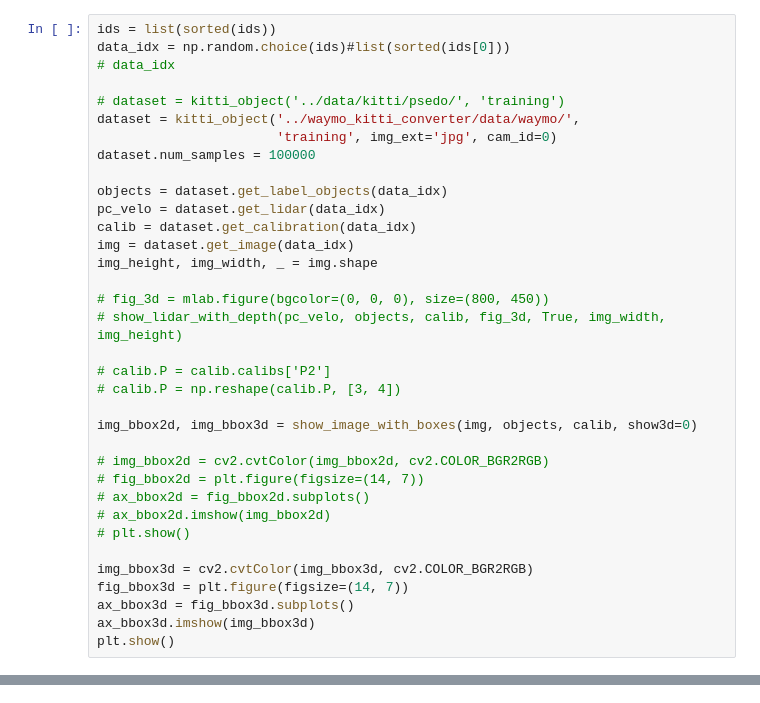
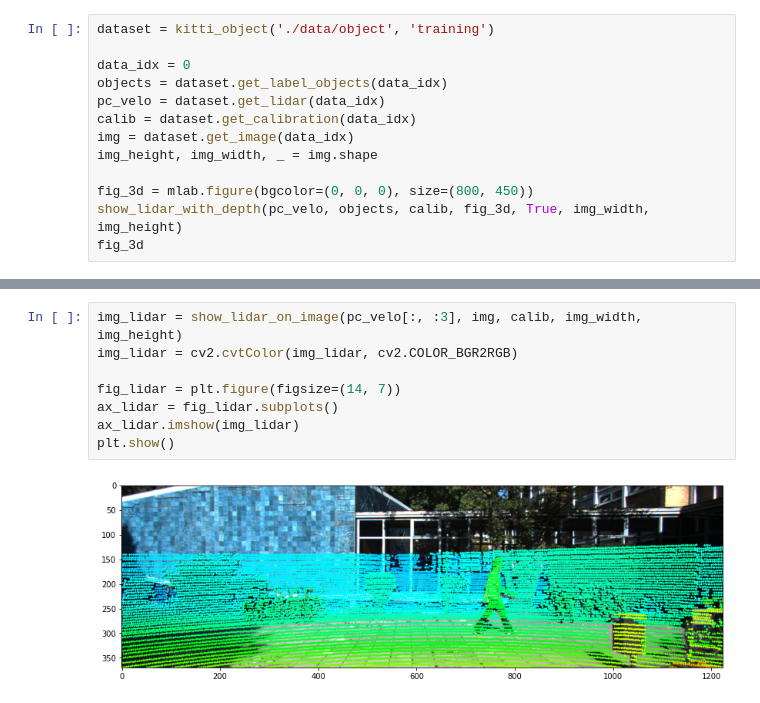
Before and after one commit to anhvth/Pseudo_Lidar_V2, a Jupyter notebook: kitti_object_vis/notebook_demo.ipynb, the cells around one changed output, grey strips where cells are left out. Drawn from its saved outputs; the diff is of its cells as text.

Commit message:
add kitti obj vis

```diff
--- a/kitti_object_vis/notebook_demo.ipynb
+++ b/kitti_object_vis/notebook_demo.ipynb
@@ -24,36 +15,14 @@ len(ids)
 # %%
-ids = list(sorted(ids))
-data_idx = np.random.choice(ids)#list(sorted(ids[0]))
-# data_idx
+dataset = kitti_object('./data/object', 'training')
 
-# dataset = kitti_object('../data/kitti/psedo/', 'training')
-dataset = kitti_object('../waymo_kitti_converter/data/waymo/',
-                       'training', img_ext='jpg', cam_id=0)
-dataset.num_samples = 100000
-
+data_idx = 0
 objects = dataset.get_label_objects(data_idx)
 pc_velo = dataset.get_lidar(data_idx)
 calib = dataset.get_calibration(data_idx)
 img = dataset.get_image(data_idx)
 img_height, img_width, _ = img.shape
 
-# fig_3d = mlab.figure(bgcolor=(0, 0, 0), size=(800, 450))
-# show_lidar_with_depth(pc_velo, objects, calib, fig_3d, True, img_width, img_height)
-
-# calib.P = calib.calibs['P2']
-# calib.P = np.reshape(calib.P, [3, 4])
-
-img_bbox2d, img_bbox3d = show_image_with_boxes(img, objects, calib, show3d=0)
-
-# img_bbox2d = cv2.cvtColor(img_bbox2d, cv2.COLOR_BGR2RGB)
-# fig_bbox2d = plt.figure(figsize=(14, 7))
-# ax_bbox2d = fig_bbox2d.subplots()
-# ax_bbox2d.imshow(img_bbox2d)
-# plt.show()
-
-img_bbox3d = cv2.cvtColor(img_bbox3d, cv2.COLOR_BGR2RGB)
-fig_bbox3d = plt.figure(figsize=(14, 7))
-ax_bbox3d = fig_bbox3d.subplots()
-ax_bbox3d.imshow(img_bbox3d)
-plt.show()
+fig_3d = mlab.figure(bgcolor=(0, 0, 0), size=(800, 450))
+show_lidar_with_depth(pc_velo, objects, calib, fig_3d, True, img_width, img_height)
+fig_3d
 # %% [output]
@@ -96,0 +45,10 @@ def show_lidar_topview_with_boxes(pc_velo, objects, calib, objects_pred=None):
+# %%
+img_lidar = show_lidar_on_image(pc_velo[:, :3], img, calib, img_width, img_height)
+img_lidar = cv2.cvtColor(img_lidar, cv2.COLOR_BGR2RGB)
+
+fig_lidar = plt.figure(figsize=(14, 7))
+ax_lidar = fig_lidar.subplots()
+ax_lidar.imshow(img_lidar)
+plt.show()
+# %% [output]
+[figure, added]
```
Also changed, not shown: parts of 9 cells of this notebook, 6 other files.
